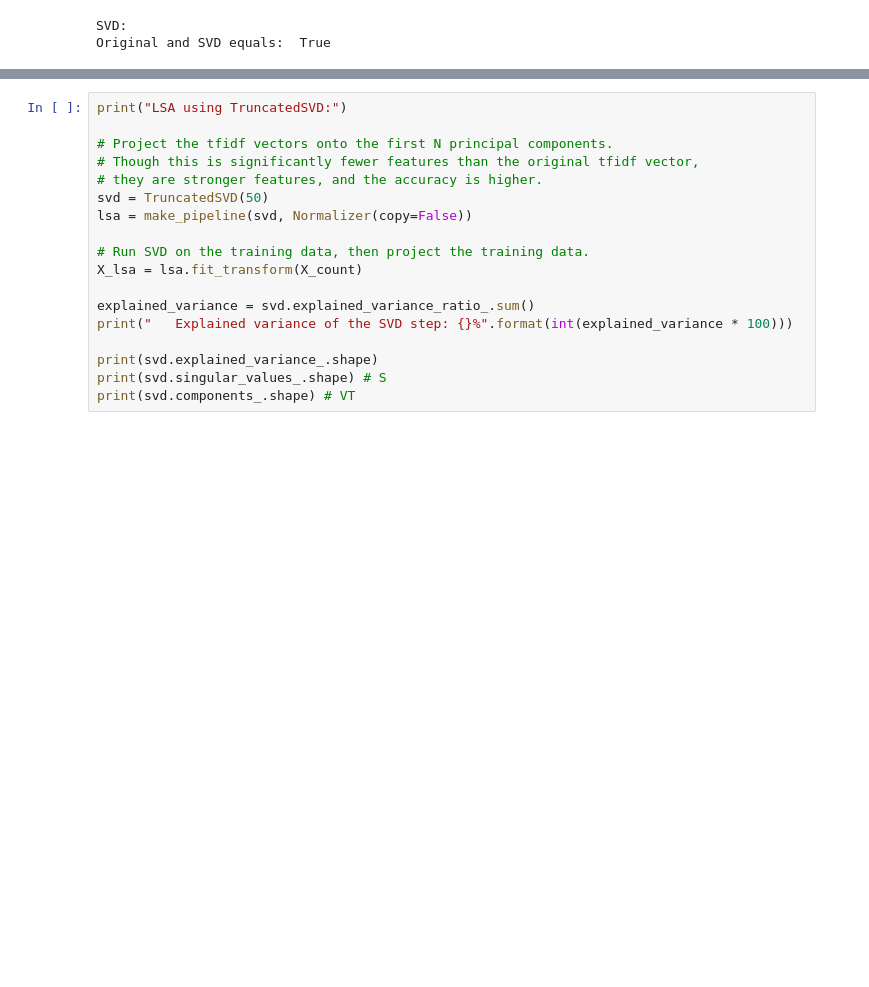
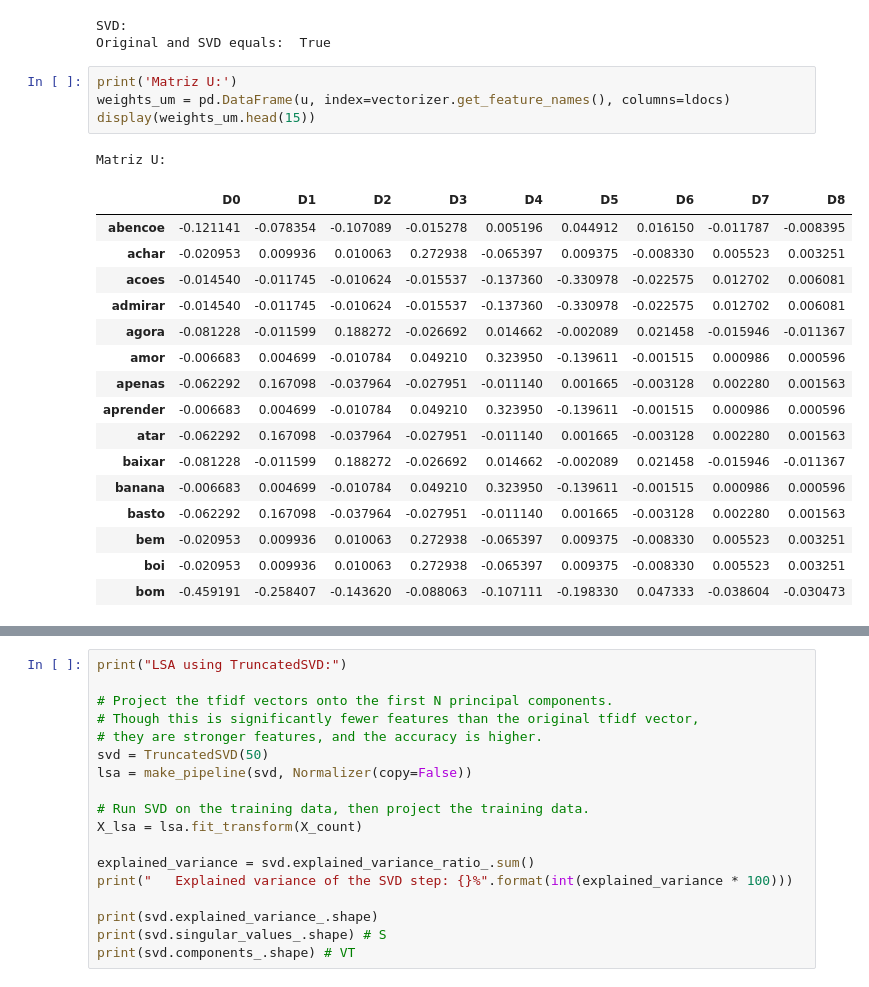
Before and after one commit to rdenadai/TxtP-Study-Notebooks, a Jupyter notebook: notebooks/text_classification_example.ipynb, the cells around one changed output, grey strips where cells are left out. Cells and saved outputs as stored; diff of their text form; blank space fills up the shorter version.

```diff
--- a/notebooks/text_classification_example.ipynb
+++ b/notebooks/text_classification_example.ipynb
@@ -350,3 +361,25 @@ print('Original and SVD equals: ', np.allclose(AC, np.dot(u, np.dot(np.diag(s),
 # %% [output]
 SVD:
 Original and SVD equals:  True
+# %%
+print('Matriz U:')
+weights_um = pd.DataFrame(u, index=vectorizer.get_feature_names(), columns=ldocs)
+display(weights_um.head(15))
+# %% [output]
+Matriz U:
+|  | D0 | D1 | D2 | D3 | D4 | D5 | D6 | D7 | D8 |
+| abencoe | -0.121141 | -0.078354 | -0.107089 | -0.015278 | 0.005196 | 0.044912 | 0.016150 | -0.011787 | -0.008395 |
+| achar | -0.020953 | 0.009936 | 0.010063 | 0.272938 | -0.065397 | 0.009375 | -0.008330 | 0.005523 | 0.003251 |
+| acoes | -0.014540 | -0.011745 | -0.010624 | -0.015537 | -0.137360 | -0.330978 | -0.022575 | 0.012702 | 0.006081 |
+| admirar | -0.014540 | -0.011745 | -0.010624 | -0.015537 | -0.137360 | -0.330978 | -0.022575 | 0.012702 | 0.006081 |
+| agora | -0.081228 | -0.011599 | 0.188272 | -0.026692 | 0.014662 | -0.002089 | 0.021458 | -0.015946 | -0.011367 |
+| amor | -0.006683 | 0.004699 | -0.010784 | 0.049210 | 0.323950 | -0.139611 | -0.001515 | 0.000986 | 0.000596 |
+| apenas | -0.062292 | 0.167098 | -0.037964 | -0.027951 | -0.011140 | 0.001665 | -0.003128 | 0.002280 | 0.001563 |
+| aprender | -0.006683 | 0.004699 | -0.010784 | 0.049210 | 0.323950 | -0.139611 | -0.001515 | 0.000986 | 0.000596 |
+| atar | -0.062292 | 0.167098 | -0.037964 | -0.027951 | -0.011140 | 0.001665 | -0.003128 | 0.002280 | 0.001563 |
+| baixar | -0.081228 | -0.011599 | 0.188272 | -0.026692 | 0.014662 | -0.002089 | 0.021458 | -0.015946 | -0.011367 |
+| banana | -0.006683 | 0.004699 | -0.010784 | 0.049210 | 0.323950 | -0.139611 | -0.001515 | 0.000986 | 0.000596 |
+| basto | -0.062292 | 0.167098 | -0.037964 | -0.027951 | -0.011140 | 0.001665 | -0.003128 | 0.002280 | 0.001563 |
+| bem | -0.020953 | 0.009936 | 0.010063 | 0.272938 | -0.065397 | 0.009375 | -0.008330 | 0.005523 | 0.003251 |
+| boi | -0.020953 | 0.009936 | 0.010063 | 0.272938 | -0.065397 | 0.009375 | -0.008330 | 0.005523 | 0.003251 |
+| bom | -0.459191 | -0.258407 | -0.143620 | -0.088063 | -0.107111 | -0.198330 | 0.047333 | -0.038604 | -0.030473 |
```
Also changed, not shown: parts of 12 cells of this notebook.
